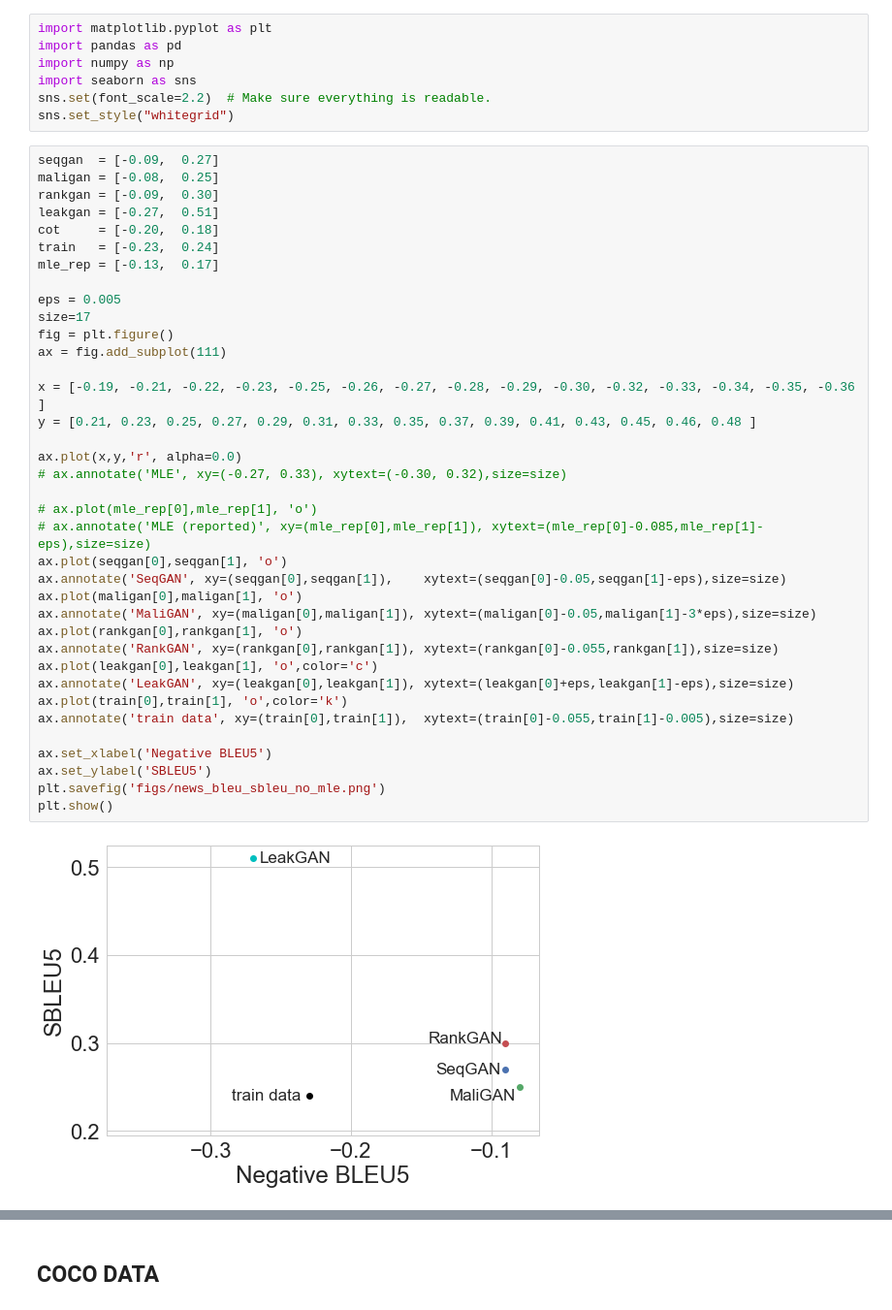
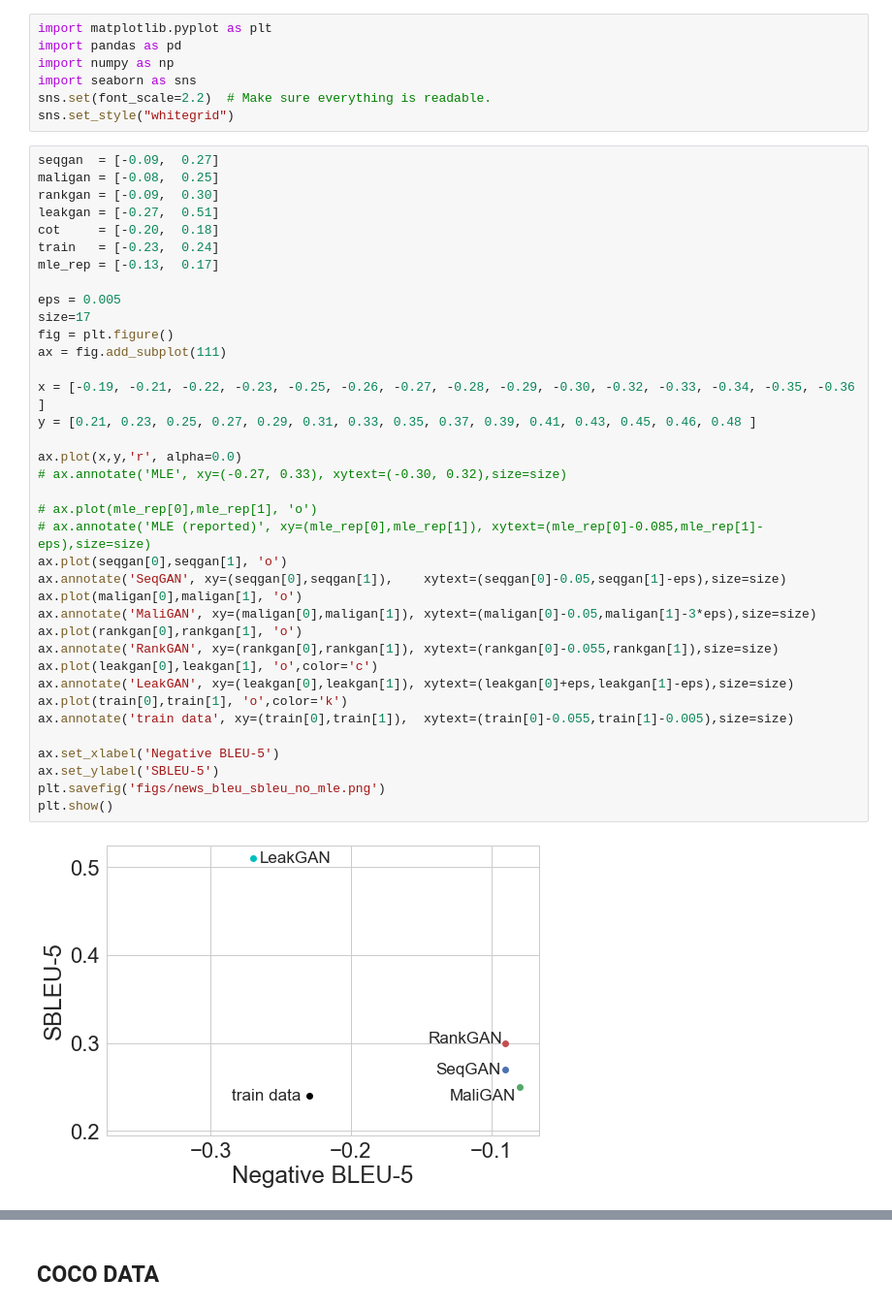
Before and after one commit to pclucas14/GansFallingShort, a Jupyter notebook: real_data_experiments/notebooks/bleu_sbleu.ipynb, the cells around one changed output, grey strips where cells are left out. Shown at 97% size. Drawn from its saved outputs; the diff is of its cells as text.

```diff
--- a/real_data_experiments/notebooks/bleu_sbleu.ipynb
+++ b/real_data_experiments/notebooks/bleu_sbleu.ipynb
@@ -19,36 +19,36 @@ cot     = [-0.20,  0.18]
 train   = [-0.23,  0.24]
 mle_rep = [-0.13,  0.17]
 
 eps = 0.005
 size=17
 fig = plt.figure()
 ax = fig.add_subplot(111)
 
 x = [-0.19, -0.21, -0.22, -0.23, -0.25, -0.26, -0.27, -0.28, -0.29, -0.30, -0.32, -0.33, -0.34, -0.35, -0.36 ]
 y = [0.21, 0.23, 0.25, 0.27, 0.29, 0.31, 0.33, 0.35, 0.37, 0.39, 0.41, 0.43, 0.45, 0.46, 0.48 ]
 
 ax.plot(x,y,'r', alpha=0.0)
 # ax.annotate('MLE', xy=(-0.27, 0.33), xytext=(-0.30, 0.32),size=size)
 
 # ax.plot(mle_rep[0],mle_rep[1], 'o')
 # ax.annotate('MLE (reported)', xy=(mle_rep[0],mle_rep[1]), xytext=(mle_rep[0]-0.085,mle_rep[1]-eps),size=size)
 ax.plot(seqgan[0],seqgan[1], 'o')
 ax.annotate('SeqGAN', xy=(seqgan[0],seqgan[1]),    xytext=(seqgan[0]-0.05,seqgan[1]-eps),size=size)
 ax.plot(maligan[0],maligan[1], 'o')
 ax.annotate('MaliGAN', xy=(maligan[0],maligan[1]), xytext=(maligan[0]-0.05,maligan[1]-3*eps),size=size)
 ax.plot(rankgan[0],rankgan[1], 'o')
 ax.annotate('RankGAN', xy=(rankgan[0],rankgan[1]), xytext=(rankgan[0]-0.055,rankgan[1]),size=size)
 ax.plot(leakgan[0],leakgan[1], 'o',color='c')
 ax.annotate('LeakGAN', xy=(leakgan[0],leakgan[1]), xytext=(leakgan[0]+eps,leakgan[1]-eps),size=size)
 ax.plot(train[0],train[1], 'o',color='k')
 ax.annotate('train data', xy=(train[0],train[1]),  xytext=(train[0]-0.055,train[1]-0.005),size=size)
 
-ax.set_xlabel('Negative BLEU5')
-ax.set_ylabel('SBLEU5')
+ax.set_xlabel('Negative BLEU-5')
+ax.set_ylabel('SBLEU-5')
 plt.savefig('figs/news_bleu_sbleu_no_mle.png')
 plt.show()
 # %% [output]
-[figure, old version]
+[figure, new version]
 # %%
 seqgan  = [-0.09,  0.27]
 maligan = [-0.08,  0.25]
```
Also changed, not shown: parts of 2 cells of this notebook.
